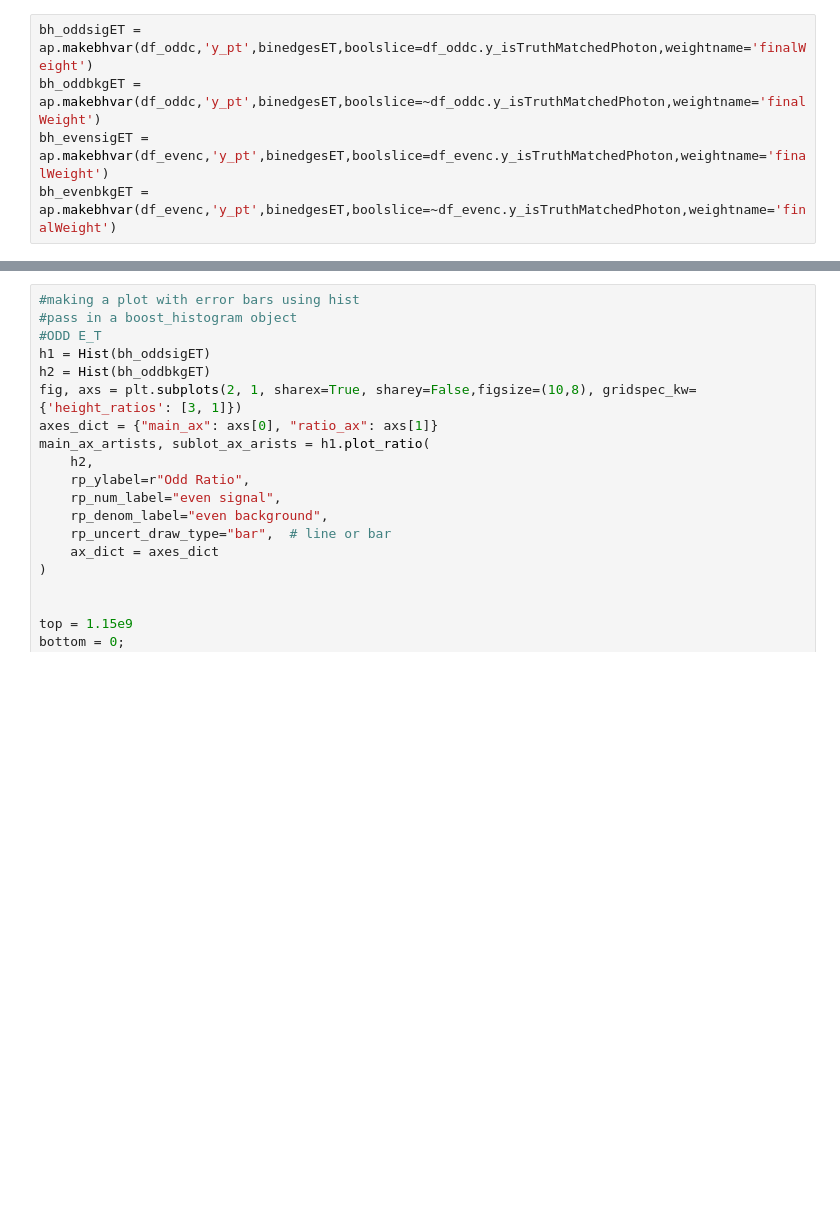
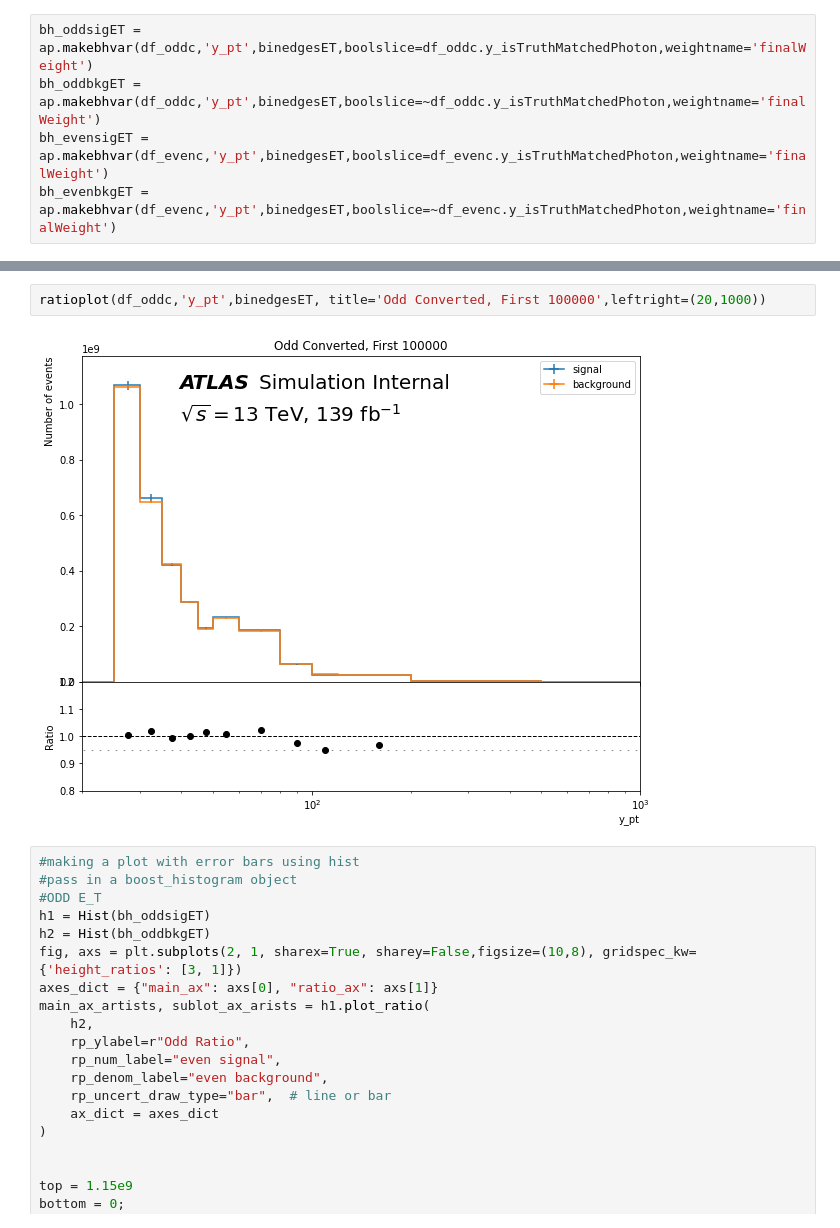
Before and after one commit to kyranks/photon-study, a Jupyter notebook: TRAININGTEST/10JohnsTrainingFunctions-first1mil.ipynb, the cells around one changed output, grey strips where cells are left out. Cells and saved outputs as stored; diff of their text form; blank space fills up the shorter version.

```diff
--- a/TRAININGTEST/10JohnsTrainingFunctions-first1mil.ipynb
+++ b/TRAININGTEST/10JohnsTrainingFunctions-first1mil.ipynb
@@ -212,3 +274,7 @@ fig.subplots_adjust(hspace=0)
+# %%
+ratioplot(df_oddc,'y_pt',binedgesET, title='Odd Converted, First 100000',leftright=(20,1000))
+# %% [output]
+[figure, added]
 # %%
 #making a plot with error bars using hist
 #pass in a boost_histogram object
```
Also changed, not shown: parts of 16 cells of this notebook, 19 other files.
